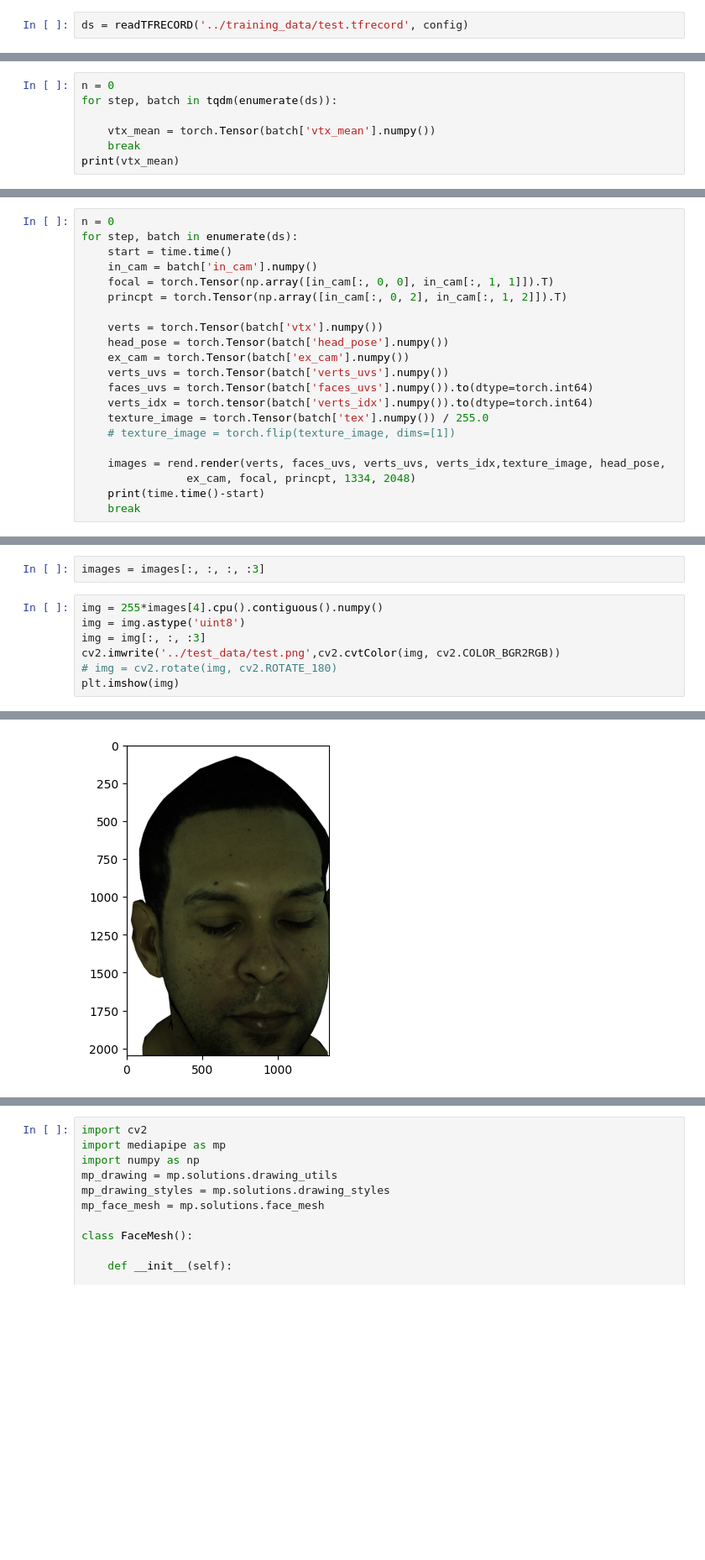
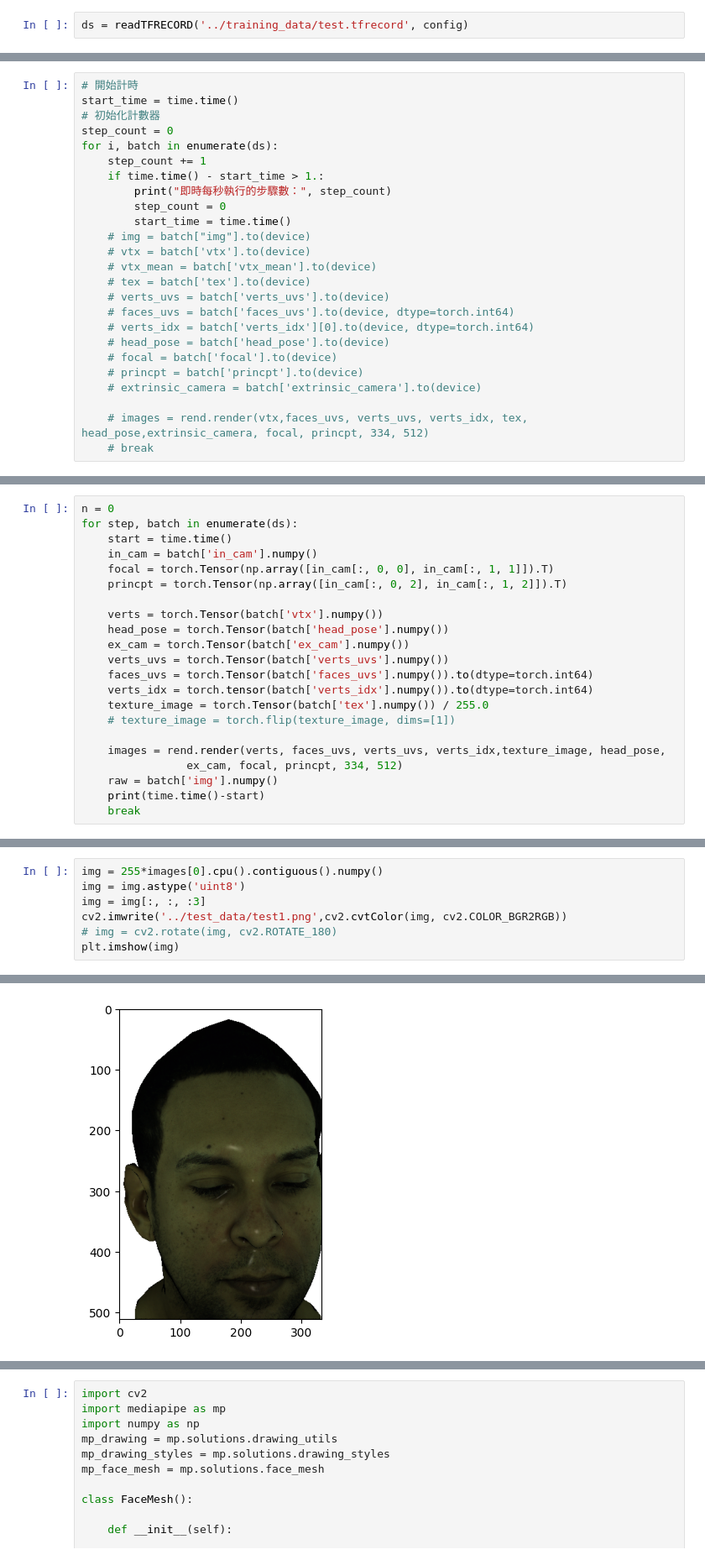
Before and after one commit to andy1213aa/tracked_mesh, a Jupyter notebook: code_testing.ipynb, the cells around one changed output, grey strips where cells are left out. Shown at 84% size. Saved outputs shown, nothing was run; the diff lists cells and outputs as text; blank space fills up the shorter version.

```diff
--- a/code_testing.ipynb
+++ b/code_testing.ipynb
@@ -209,7 +341,0 @@ from tqdm import tqdm
-# %%
-n = 0
-for step, batch in tqdm(enumerate(ds)):
-
-    vtx_mean = torch.Tensor(batch['vtx_mean'].numpy())
-    break
-print(vtx_mean)
@@ -227,0 +397,25 @@ torch.Size([1, 7306, 3])
+# %%
+# 開始計時
+start_time = time.time()
+# 初始化計數器
+step_count = 0
+for i, batch in enumerate(ds):
+    step_count += 1
+    if time.time() - start_time > 1.:
+        print("即時每秒執行的步驟數：", step_count)
+        step_count = 0
+        start_time = time.time()
+    # img = batch["img"].to(device)
+    # vtx = batch['vtx'].to(device)
+    # vtx_mean = batch['vtx_mean'].to(device)
+    # tex = batch['tex'].to(device)
+    # verts_uvs = batch['verts_uvs'].to(device)
+    # faces_uvs = batch['faces_uvs'].to(device, dtype=torch.int64)
+    # verts_idx = batch['verts_idx'][0].to(device, dtype=torch.int64)
+    # head_pose = batch['head_pose'].to(device)
+    # focal = batch['focal'].to(device)
+    # princpt = batch['princpt'].to(device)
+    # extrinsic_camera = batch['extrinsic_camera'].to(device)
+
+    # images = rend.render(vtx,faces_uvs, verts_uvs, verts_idx, tex, head_pose,extrinsic_camera, focal, princpt, 334, 512)
+    # break
@@ -243,7 +439,8 @@ for step, batch in enumerate(ds):
     # texture_image = torch.flip(texture_image, dims=[1])
 
     images = rend.render(verts, faces_uvs, verts_uvs, verts_idx,texture_image, head_pose,
-                ex_cam, focal, princpt, 1334, 2048)
+                ex_cam, focal, princpt, 334, 512)
+    raw = batch['img'].numpy()
     print(time.time()-start)
     break
 # %% [output]
@@ -251,12 +448,10 @@ for step, batch in enumerate(ds):
-# %%
-images = images[:, :, :, :3]
 # %%
-img = 255*images[4].cpu().contiguous().numpy()
+img = 255*images[0].cpu().contiguous().numpy()
 img = img.astype('uint8')
 img = img[:, :, :3]
-cv2.imwrite('../test_data/test.png',cv2.cvtColor(img, cv2.COLOR_BGR2RGB))
+cv2.imwrite('../test_data/test1.png',cv2.cvtColor(img, cv2.COLOR_BGR2RGB))
 # img = cv2.rotate(img, cv2.ROTATE_180)
 plt.imshow(img)
 # %% [output]
 <matplotlib.image.AxesImage at 0x...>
-[figure, old version]
+[figure, new version]
```
Also changed, not shown: parts of 34 cells of this notebook, 8 other files.
